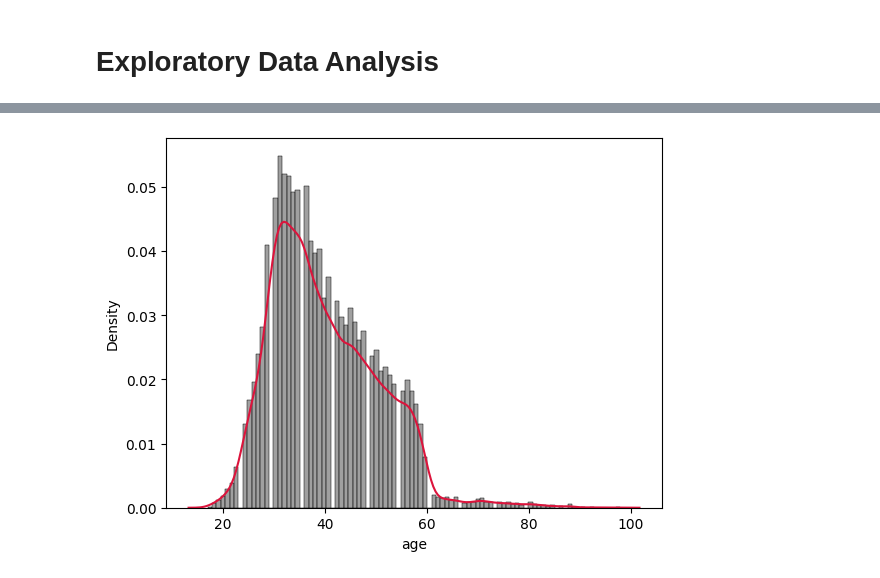
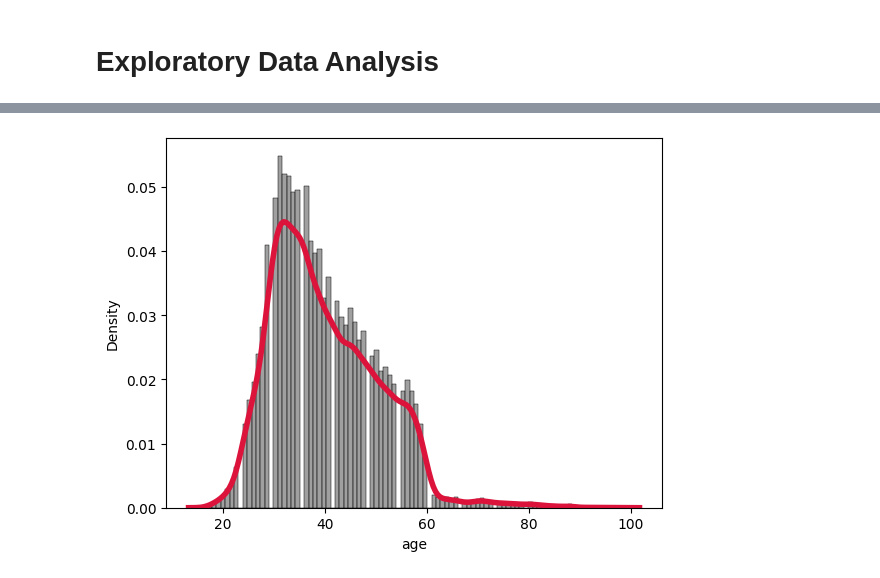
Before and after one commit to petervlaskovits/school-projects, a Jupyter notebook: data-215/project-2/eda.ipynb, the cells around one changed output, grey strips where cells are left out. Cells and saved outputs as stored; diff of their text form; code cells hidden in the pictures.

```diff
--- a/data-215/project-2/eda.ipynb
+++ b/data-215/project-2/eda.ipynb
@@ -8,0 +38,13 @@ bank_marketing = pd.read_csv('data/bank-additional-full.csv', sep=';')
+# %%
+client_cols = [
+    "age",
+    "job",
+    "marital",
+    "education",
+    "default",
+    "housing",
+    "loan",
+]
+
+client_data = bank_marketing[client_cols]
+client_data.head()
@@ -9,17 +58,18 @@ bank_marketing = pd.read_csv('data/bank-additional-full.csv', sep=';')
 # %%
 ax = sns.histplot(
-    data=bank_marketing,
+    data=client_data,
     x='age',
     kde=False,
     stat='density',
     color='gray'
 )
 
 sns.kdeplot(
-    data=bank_marketing,
+    data=client_data,
     x='age',
     color='crimson',
+    linewidth=4,
     ax=ax
 );
 # %% [output]
-[figure, old version]
+[figure, new version]
```
Also changed, not shown: parts of 12 cells of this notebook.
